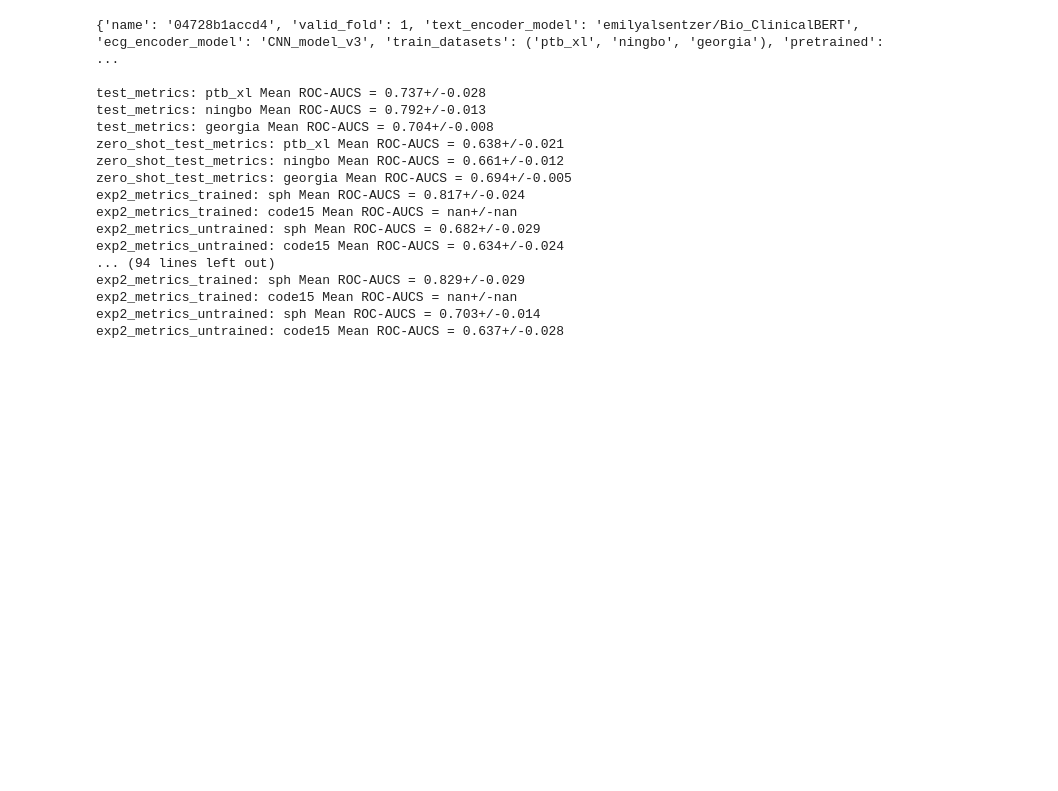
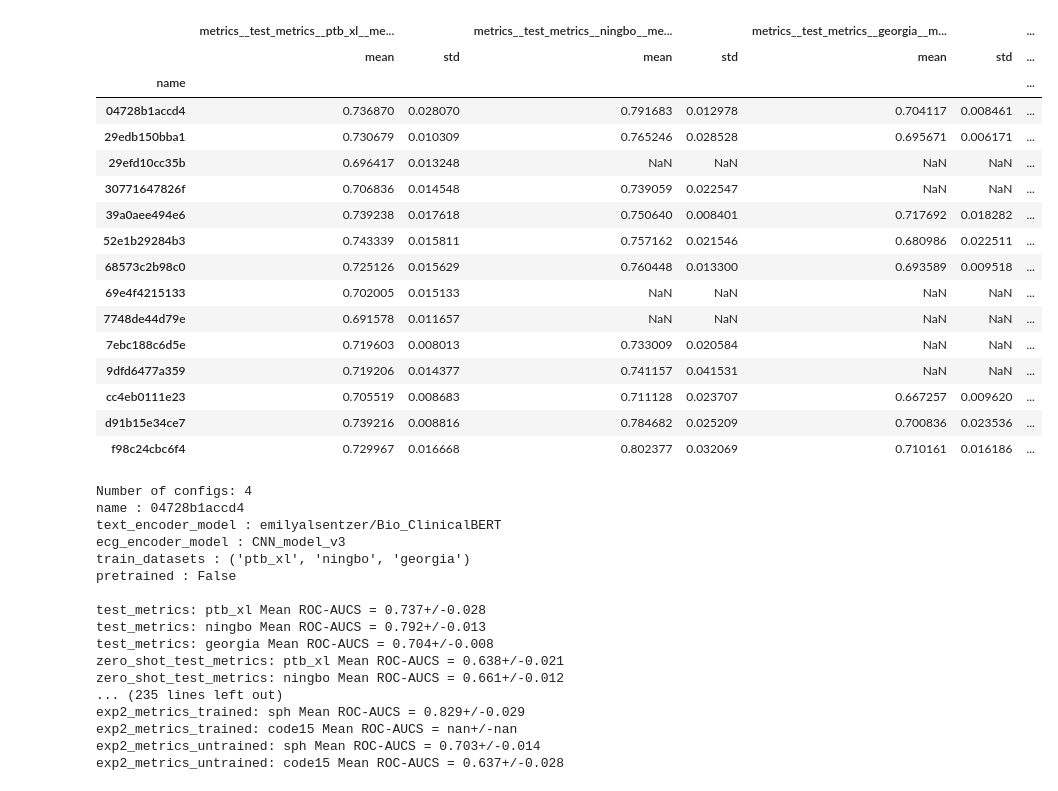
Before and after one commit to naavie/ECG_Project, a Jupyter notebook: paper/results_viwer.ipynb, the cells around one changed output. Drawn from its saved outputs; the diff is of its cells as text; code cells hidden in the pictures; blank space fills up the shorter version.

```diff
--- a/paper/results_viwer.ipynb
+++ b/paper/results_viwer.ipynb
@@ -55,31 +76,69 @@ metrics_cols = [col for col in metrics_data.columns if col.startswith('metrics__
 # %%
 groups = metrics_data.groupby('name')[metrics_cols].agg(['mean', 'std'])
+# %%
+groups
+# %% [output]
+|  | metrics__test_metrics__ptb_xl__me... |  | metrics__test_metrics__ningbo__me... |  | metrics__test_metrics__georgia__m... |  | ... |
+|  | mean | std | mean | std | mean | std | ... |
+| name |  |  |  |  |  |  | ... |
+| 04728b1accd4 | 0.736870 | 0.028070 | 0.791683 | 0.012978 | 0.704117 | 0.008461 | ... |
+| 29edb150bba1 | 0.730679 | 0.010309 | 0.765246 | 0.028528 | 0.695671 | 0.006171 | ... |
+| 29efd10cc35b | 0.696417 | 0.013248 | NaN | NaN | NaN | NaN | ... |
+| 30771647826f | 0.706836 | 0.014548 | 0.739059 | 0.022547 | NaN | NaN | ... |
+| 39a0aee494e6 | 0.739238 | 0.017618 | 0.750640 | 0.008401 | 0.717692 | 0.018282 | ... |
+| 52e1b29284b3 | 0.743339 | 0.015811 | 0.757162 | 0.021546 | 0.680986 | 0.022511 | ... |
+| 68573c2b98c0 | 0.725126 | 0.015629 | 0.760448 | 0.013300 | 0.693589 | 0.009518 | ... |
+| 69e4f4215133 | 0.702005 | 0.015133 | NaN | NaN | NaN | NaN | ... |
+| 7748de44d79e | 0.691578 | 0.011657 | NaN | NaN | NaN | NaN | ... |
+| 7ebc188c6d5e | 0.719603 | 0.008013 | 0.733009 | 0.020584 | NaN | NaN | ... |
+| 9dfd6477a359 | 0.719206 | 0.014377 | 0.741157 | 0.041531 | NaN | NaN | ... |
+| cc4eb0111e23 | 0.705519 | 0.008683 | 0.711128 | 0.023707 | 0.667257 | 0.009620 | ... |
+| d91b15e34ce7 | 0.739216 | 0.008816 | 0.784682 | 0.025209 | 0.700836 | 0.023536 | ... |
+| f98c24cbc6f4 | 0.729967 | 0.016668 | 0.802377 | 0.032069 | 0.710161 | 0.016186 | ... |
 # %%
+results = list()
 for name, row in groups.iterrows():
-    config = metrics_data.loc[metrics_data['name'] == name, main_cols].iloc[0].to_dict()
+    config = metrics_data.loc[metrics_data['name'] == name, main_cols]
+    #assert len(config) == 4
     print()
-    print()
-    print(config)
+    results_row = dict()
+    results_row['n_configs'] = len(config)
+    print('Number of configs:', len(config))
+    config = config.iloc[0].to_dict()
+
+    results_row.update(config)
+
+
+    for key, val in config.items():
+        if key != 'valid_fold':
+            print(key, ':', val)
     print()
     for name, val in row.items():
         if name[1] == 'mean':
             mean_val = val
-        else:
-            print(f'{name[0].split("__")[1]}: {name[0].split("__")[2]} Mean ROC-AUCS = {mean_val:.3f}+/-{val:.3f}')
+        elif name[1] == 'std':
+
+            metrics_type = name[0].split("__")[1]
+            dataset = name[0].split("__")[2]
+            val_string = f'{mean_val:.3f}+/-{val:.3f}'
+
+            print(f'{metrics_type}: {dataset} Mean ROC-AUCS = {val_string}')
+            results_row[f'{metrics_type}__{dataset}'] = f'{val_string}'
+    results.append(results_row)
 # %% [output]
-{'name': '04728b1accd4', 'valid_fold': 1, 'text_encoder_model': 'emilyalsentzer/Bio_ClinicalBERT', 'ecg_encoder_model': 'CNN_model_v3', 'train_datasets': ('ptb_xl', 'ningbo', 'georgia'), 'pretrained': ...
+Number of configs: 4
+name : 04728b1accd4
+text_encoder_model : emilyalsentzer/Bio_ClinicalBERT
+ecg_encoder_model : CNN_model_v3
+train_datasets : ('ptb_xl', 'ningbo', 'georgia')
+pretrained : False
 
 test_metrics: ptb_xl Mean ROC-AUCS = 0.737+/-0.028
 test_metrics: ningbo Mean ROC-AUCS = 0.792+/-0.013
 test_metrics: georgia Mean ROC-AUCS = 0.704+/-0.008
 zero_shot_test_metrics: ptb_xl Mean ROC-AUCS = 0.638+/-0.021
 zero_shot_test_metrics: ningbo Mean ROC-AUCS = 0.661+/-0.012
-zero_shot_test_metrics: georgia Mean ROC-AUCS = 0.694+/-0.005
-exp2_metrics_trained: sph Mean ROC-AUCS = 0.817+/-0.024
-exp2_metrics_trained: code15 Mean ROC-AUCS = nan+/-nan
-exp2_metrics_untrained: sph Mean ROC-AUCS = 0.682+/-0.029
-exp2_metrics_untrained: code15 Mean ROC-AUCS = 0.634+/-0.024
-... (94 lines left out)
+... (235 lines left out)
 exp2_metrics_trained: sph Mean ROC-AUCS = 0.829+/-0.029
 exp2_metrics_trained: code15 Mean ROC-AUCS = nan+/-nan
 exp2_metrics_untrained: sph Mean ROC-AUCS = 0.703+/-0.014
```
Also changed, not shown: parts of 4 cells of this notebook, 50 other files.
